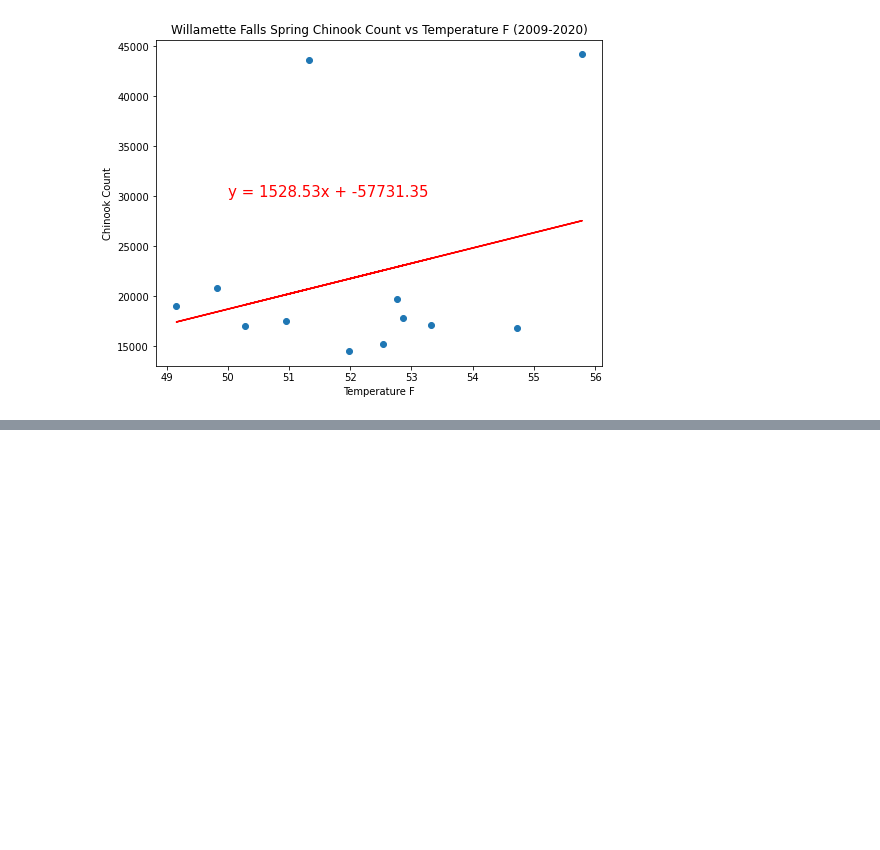
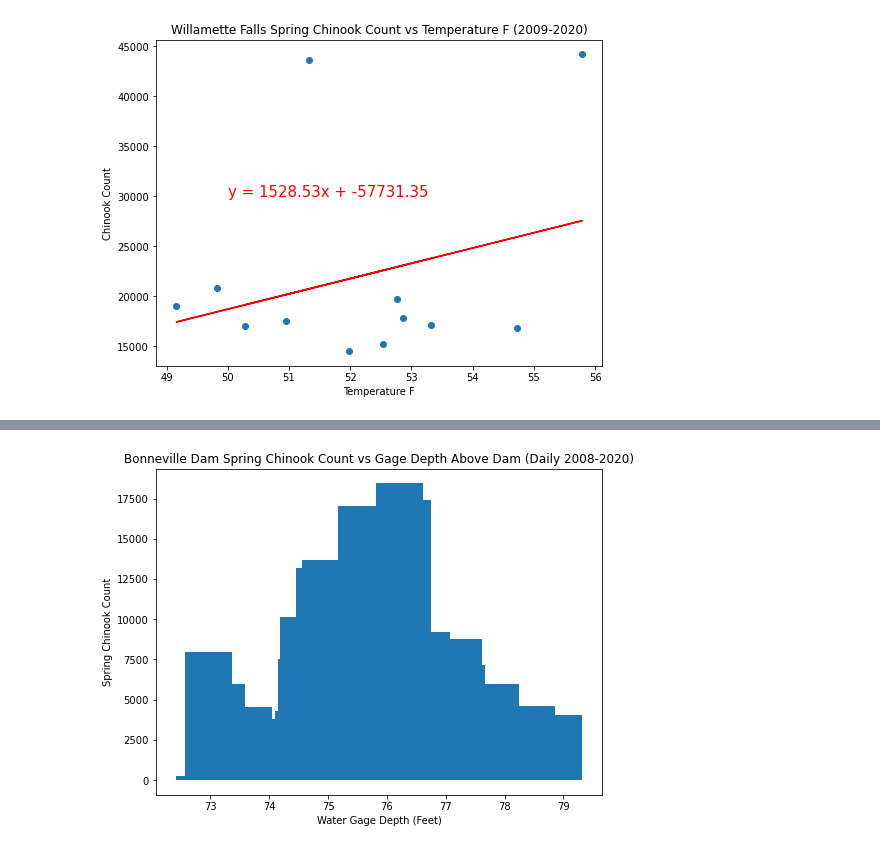
Before and after one commit to jayhjman/bootcamp-project1, a Jupyter notebook: last_willamette.ipynb, the cells around one changed output, grey strips where cells are left out. Drawn from its saved outputs; the diff is of its cells as text; code cells hidden in the pictures; blank space fills up the shorter version.

```diff
--- a/last_willamette.ipynb
+++ b/last_willamette.ipynb
@@ -193,0 +262,11 @@ The p-value is: 0.3639097578067074
+# %%
+# Plot bar char distribution
+fig, ax = plt.subplots(figsize=(8,6))
+ax.set_xlabel("Water Gage Depth (Feet)")
+ax.set_ylabel("Spring Chinook Count")
+ax.set_title("Bonneville Dam Spring Chinook Count vs Gage Depth Above Dam (Daily 2008-2020)")
+ax.bar(merged_above_bonneville_salmon_data_df["Gage_Mean"], merged_above_bonneville_salmon_data_df["Chin"])
+plt.savefig(daily_image_path + "bonn_above_daily_bar_gage.png")
+plt.show()
+# %% [output]
+[figure, added]
```
Also changed, not shown: parts of 7 cells of this notebook, 4 other files.
